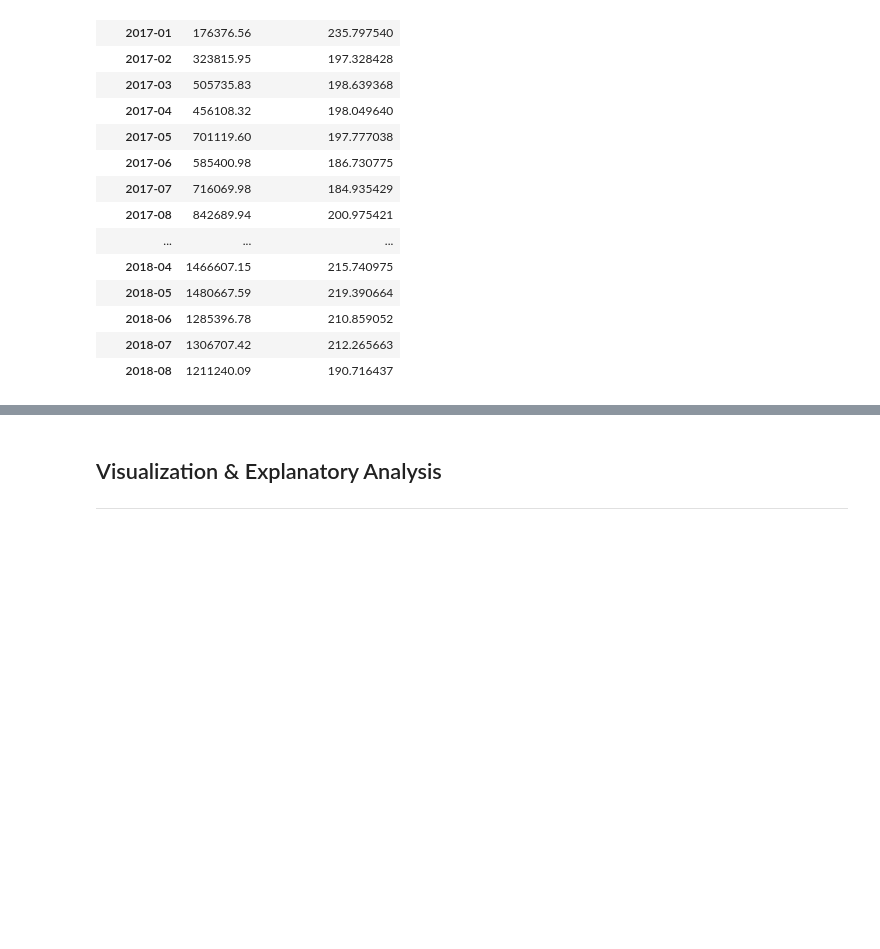
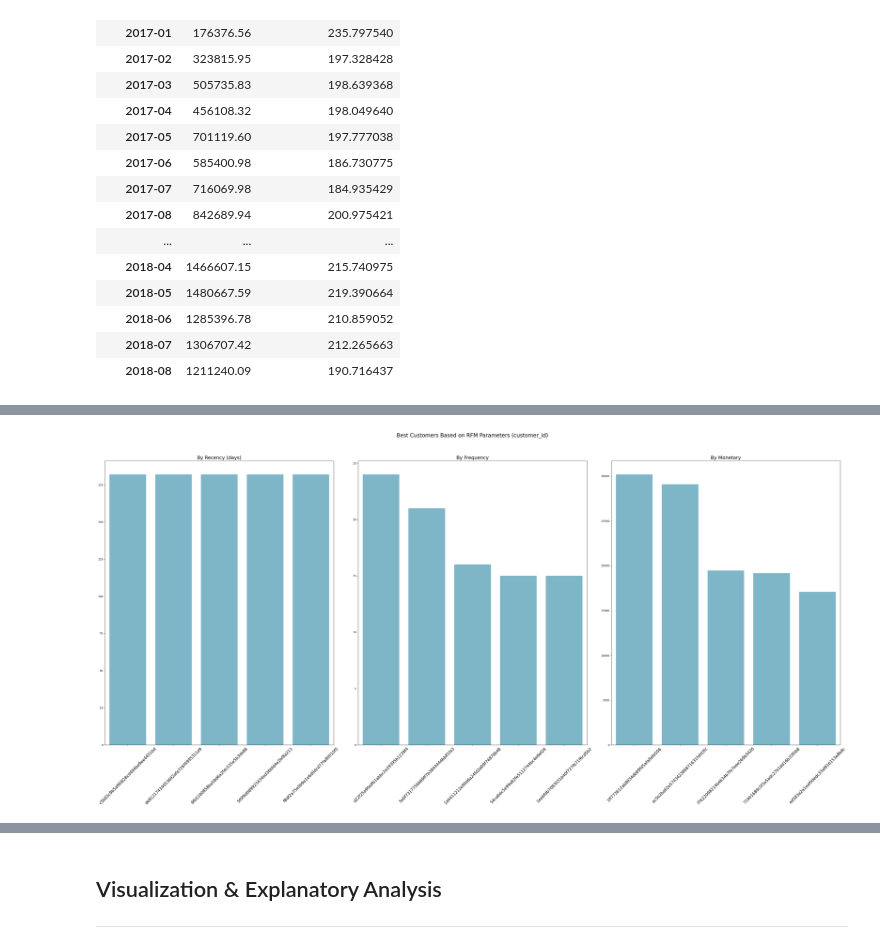
Before and after one commit to ralik45/E-Commerce-Analysis, a Jupyter notebook: Submission.ipynb, the cells around one changed output, grey strips where cells are left out. Cells and saved outputs as stored; diff of their text form; code cells hidden in the pictures; blank space fills up the shorter version.

```diff
--- a/Submission.ipynb
+++ b/Submission.ipynb
@@ -1086,8 +1071,4 @@ plt.show()
 # %%
-# Create 'order_month' column if it doesn't exist
-if 'order_month' not in orders_items_payments.columns:
-    orders_items_payments['order_month'] = orders_items_payments['order_purchase_timestamp'].dt.to_period('M')
-
 # Calculate total customers per month
 monthly_customers = orders_items_payments.groupby('order_month')['customer_id'].nunique()
 
@@ -1131,8 +1097,4 @@ plt.show()
 # %%
-# Create 'order_month' column if it doesn't exist
-if 'order_month' not in orders_items_payments.columns:
-    orders_items_payments['order_month'] = orders_items_payments['order_purchase_timestamp'].dt.to_period('M')
-
 # Calculate total sales per customer per month
 sales_per_customer_per_month = orders_items_payments.groupby(['order_month', 'customer_id'])['payment_value'].sum().reset_index()
 
@@ -1183,0 +1159,5 @@ plt.show()
+# %%
+# Gabungkan tabel
+rfm_df = pd.merge(orders_items_payments, customers_df, on='customer_id')
+
+rfm_df.head()
@@ -1183,0 +1204,59 @@ plt.show()
+# %%
+import matplotlib.pyplot as plt
+import seaborn as sns
+
+# Define colors for the bar plots
+colors = ["#72BCD4"] * 5
+
+# Create subplots for RFM metrics
+fig, ax = plt.subplots(nrows=1, ncols=3, figsize=(40, 20))
+
+# Plotting Recency
+sns.barplot(
+    y="recency",
+    x="customer_id",
+    data=rfm_sorted.sort_values(by="recency", ascending=False).head(5),
+    palette=colors,
+    ax=ax[0]
+)
+ax[0].set_title("By Recency (days)", fontsize=18)
+ax[0].tick_params(axis='x', labelsize=15)
+ax[0].set_ylabel("")
+ax[0].set_xlabel("")
+ax[0].tick_params(axis='x', rotation=45, labelsize=15)
+
+# Plotting Frequency
+sns.barplot(
+    y="frequency",
+    x="customer_id",
+    data=rfm_sorted.sort_values(by="frequency", ascending=False).head(5),
+    palette=colors,
+    ax=ax[1]
+)
+ax[1].set_title("By Frequency", fontsize=18)
+ax[1].tick_params(axis='x', labelsize=15)
+ax[1].set_ylabel("")
+ax[1].set_xlabel("")
+ax[1].tick_params(axis='x', rotation=45, labelsize=15)
+
+# Plotting Monetary
+sns.barplot(
+    y="monetary",
+    x="customer_id",
+    data=rfm_sorted.sort_values(by="monetary", ascending=False).head(5),
+    palette=colors,
+    ax=ax[2]
+)
+ax[2].set_title("By Monetary", fontsize=18)
+ax[2].tick_params(axis='x', labelsize=15)
+ax[2].set_ylabel("")
+ax[2].set_xlabel("")
+ax[2].tick_params(axis='x', rotation=45, labelsize=15)
+
+# Set the overall title for the plots
+plt.suptitle("Best Customers Based on RFM Parameters (customer_id)", fontsize=20)
+
+# Display the plot
+plt.tight_layout(rect=[0, 0, 1, 0.95])
+plt.show()
+# %% [output]
@@ -1183,0 +1274 @@ plt.show()
+[figure, added]
```
Also changed, not shown: parts of 34 cells of this notebook.
